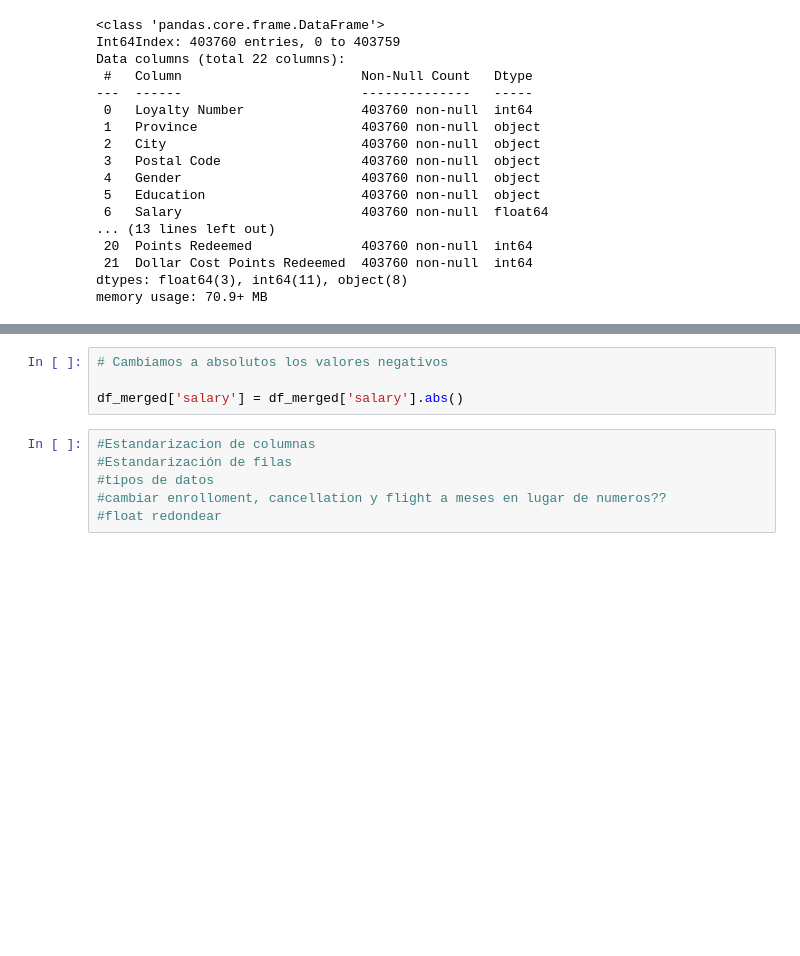
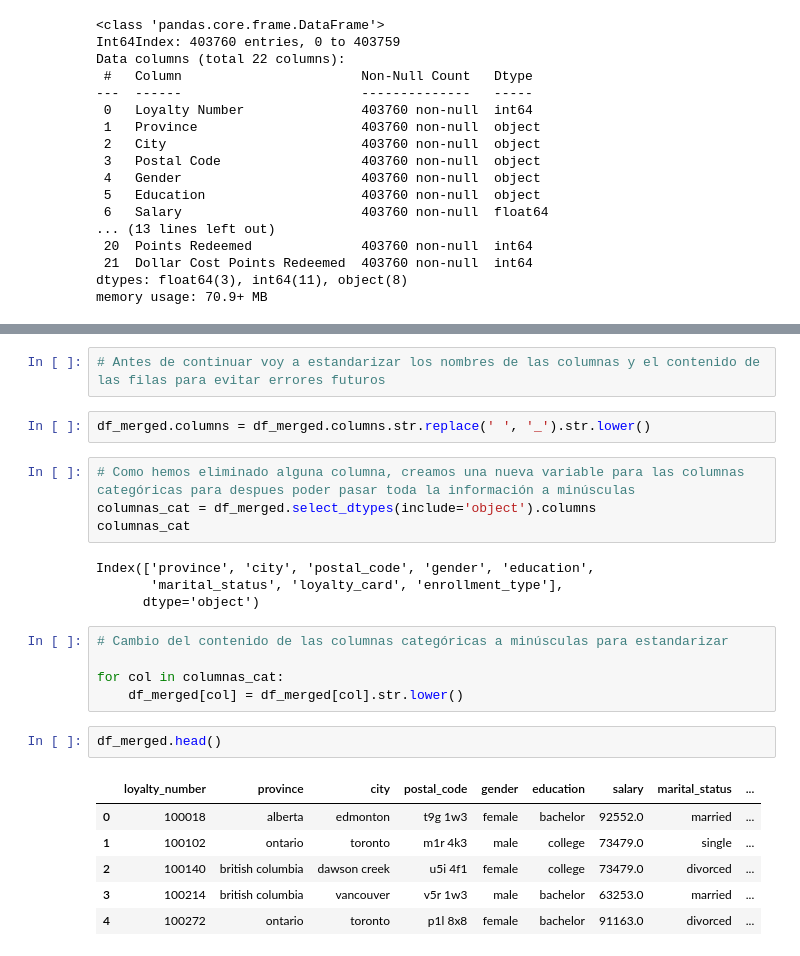
Before and after one commit to Adalab/bda-modulo-3-evaluacion-final-YamilleAClavo, a Jupyter notebook: evaluacion_mod3_Yami.ipynb, the cells around one changed output, grey strips where cells are left out. Saved outputs shown, nothing was run; the diff lists cells and outputs as text; blank space fills up the shorter version.

```diff
--- a/evaluacion_mod3_Yami.ipynb
+++ b/evaluacion_mod3_Yami.ipynb
@@ -631,10 +639,26 @@ Número de valores negativos en Salary: 480
-# %%
-# Cambiamos a absolutos los valores negativos
-
-df_merged['salary'] = df_merged['salary'].abs()
-# %%
-#Estandarizacion de columnas
-#Estandarización de filas
-#tipos de datos
-#cambiar enrolloment, cancellation y flight a meses en lugar de numeros??
-#float redondear
+# %%
+# Antes de continuar voy a estandarizar los nombres de las columnas y el contenido de las filas para evitar errores futuros
+# %%
+df_merged.columns = df_merged.columns.str.replace(' ', '_').str.lower()
+# %%
+# Como hemos eliminado alguna columna, creamos una nueva variable para las columnas categóricas para despues poder pasar toda la información a minúsculas
+columnas_cat = df_merged.select_dtypes(include='object').columns
+columnas_cat
+# %% [output]
+Index(['province', 'city', 'postal_code', 'gender', 'education',
+       'marital_status', 'loyalty_card', 'enrollment_type'],
+      dtype='object')
+# %%
+# Cambio del contenido de las columnas categóricas a minúsculas para estandarizar
+
+for col in columnas_cat:
+    df_merged[col] = df_merged[col].str.lower()
+# %%
+df_merged.head()
+# %% [output]
+|  | loyalty_number | province | city | postal_code | gender | education | salary | marital_status | ... |
+| 0 | 100018 | alberta | edmonton | t9g 1w3 | female | bachelor | 92552.0 | married | ... |
+| 1 | 100102 | ontario | toronto | m1r 4k3 | male | college | 73479.0 | single | ... |
+| 2 | 100140 | british columbia | dawson creek | u5i 4f1 | female | college | 73479.0 | divorced | ... |
+| 3 | 100214 | british columbia | vancouver | v5r 1w3 | male | bachelor | 63253.0 | married | ... |
+| 4 | 100272 | ontario | toronto | p1l 8x8 | female | bachelor | 91163.0 | divorced | ... |
```
Also changed, not shown: parts of 18 cells of this notebook, 1 other file.
